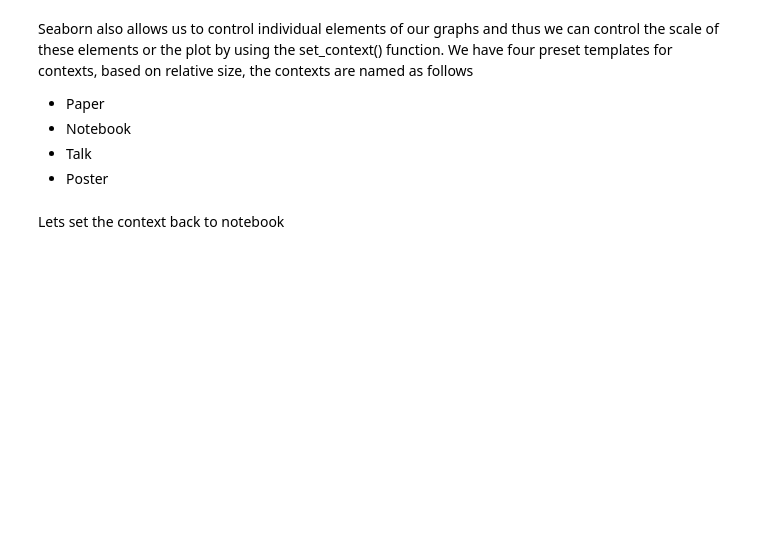
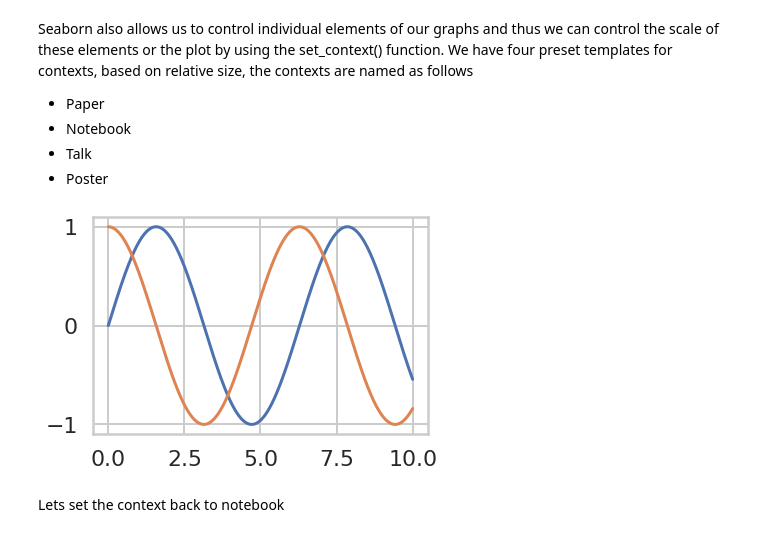
Before and after one commit to herrinca/Python_Intro_Workshop, a Jupyter notebook: 7_Seaborn.ipynb, the cells around one changed output. Saved outputs shown, nothing was run; the diff lists cells and outputs as text; code cells hidden in the pictures; blank space fills up the shorter version.

```diff
--- a/7_Seaborn.ipynb
+++ b/7_Seaborn.ipynb
@@ -45,8 +51,10 @@ Seaborn also allows us to control individual elements of our graphs and thus we
 - Poster
 # %%
 sns.set_style('whitegrid')
-sns.set_context('talk')
+sns.set_context('poster')
 plt.plot(x, np.sin(x), x, np.cos(x));
+# %% [output]
+[figure, added]
 # %% [markdown]
 Lets set the context back to notebook
 # %%
```
Also changed, not shown: parts of 21 cells of this notebook, 11 other files.
